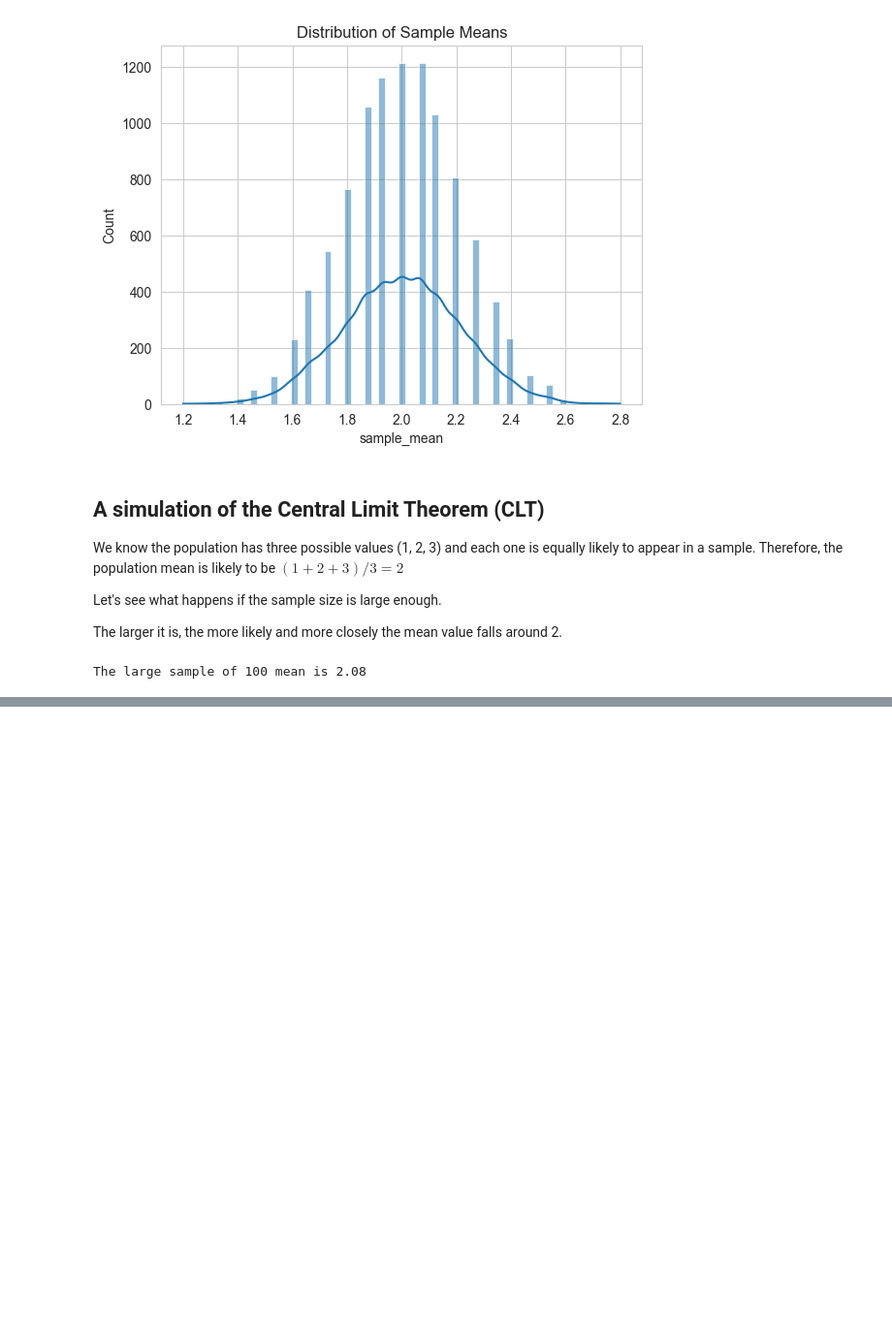
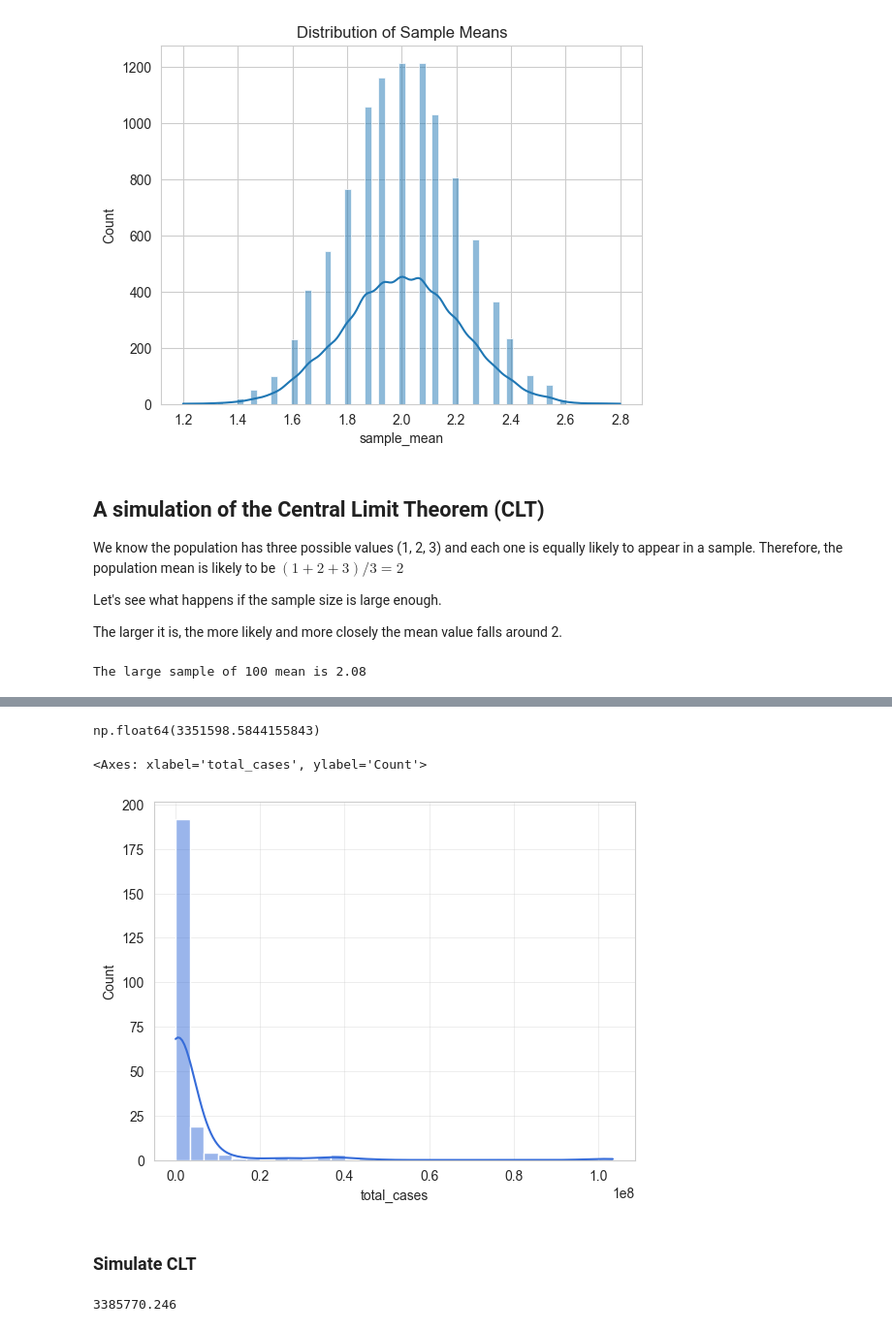
Before and after one commit to jieshu-wang-SBU/EST389_371_2026_spring, a Jupyter notebook: lectures/10-statistic_analysis_and_regression/10-01_Simulating_CLT.ipynb, the cells around one changed output, grey strips where cells are left out. Shown at 97% size. Saved outputs shown, nothing was run; the diff lists cells and outputs as text; code cells hidden in the pictures; blank space fills up the shorter version.

```diff
--- a/lectures/10-statistic_analysis_and_regression/10-01_Simulating_CLT.ipynb
+++ b/lectures/10-statistic_analysis_and_regression/10-01_Simulating_CLT.ipynb
@@ -63,0 +66,10 @@ The large sample of 100 mean is 2.08
+# %%
+import pandas as pd
+import numpy as np
+import matplotlib.pyplot as plt
+import seaborn as sns
+from scipy import stats
+
+df=pd.read_csv("../05-data_cleaning/data/covidtotals.csv")
+
+df.head()
@@ -63,0 +83,26 @@ The large sample of 100 mean is 2.08
+# %%
+df['total_cases'].mean()
+# %% [output]
+np.float64(3351598.5844155843)
+# %%
+sns.set_style("whitegrid")
+sns.histplot(data=df, x='total_cases', kde=True)
+# %% [output]
+<Axes: xlabel='total_cases', ylabel='Count'>
+[figure, added]
+# %% [markdown]
+### Simulate CLT
+# %%
+from tqdm import tqdm
+sample_size = 10
+num_sample = 100
+
+sample_means = []
+
+for i in tqdm(range(num_sample)):
+    sample = df.sample(n=sample_size)['total_cases'].to_list()
+    sample_means.append(np.mean(sample))
+
+print(np.mean(sample_means))
+# %% [output]
+3385770.246
```
Also changed, not shown: parts of 4 cells of this notebook.
